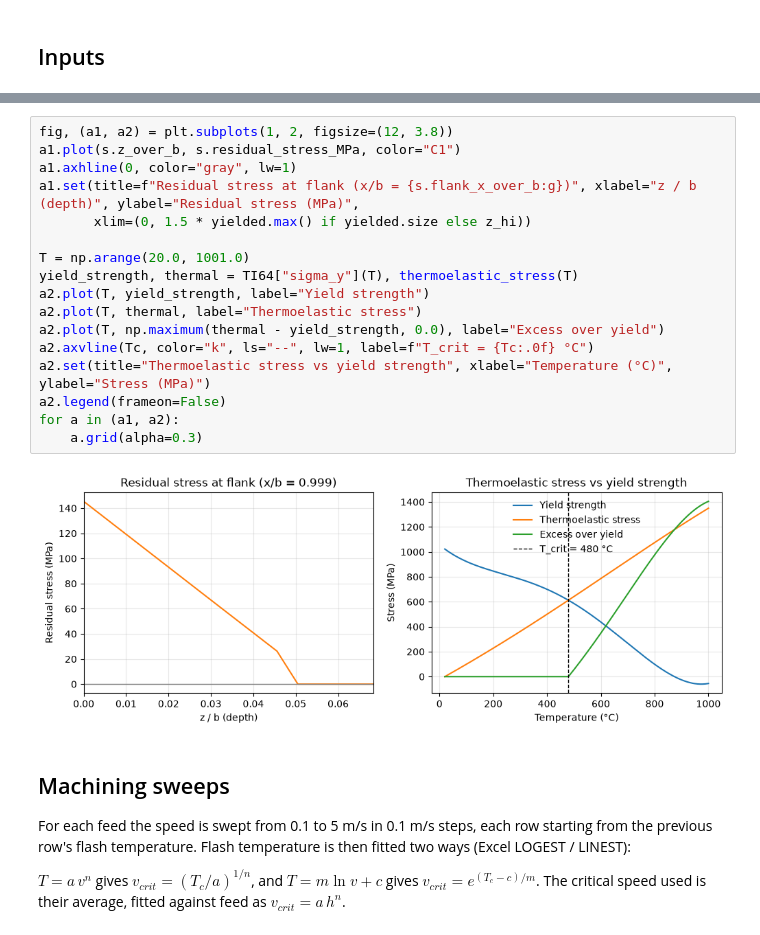
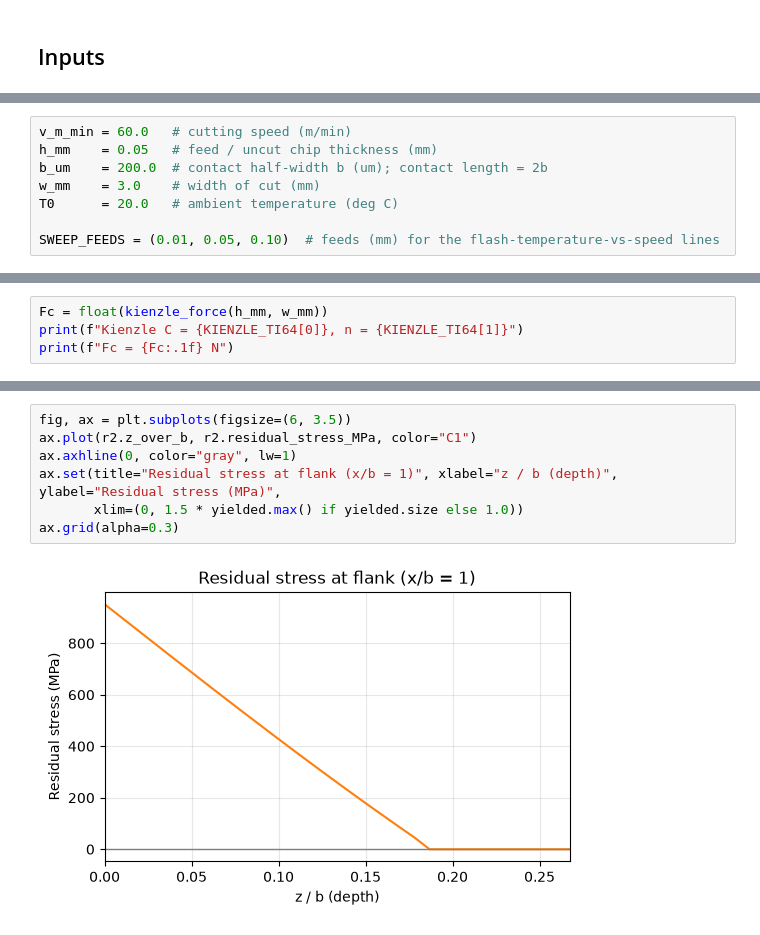
Before and after one commit to Ixiandesign/ME699_Cutting_Model, a Jupyter notebook: cutting_model.ipynb, the cells around one changed output, grey strips where cells are left out. Saved outputs shown, nothing was run; the diff lists cells and outputs as text.

```diff
--- a/cutting_model.ipynb
+++ b/cutting_model.ipynb
@@ -52,0 +15,8 @@ Both chains run five passes, re-evaluating $k$, $c_p$ at each pass's temperature
+# %%
+v_m_min = 60.0   # cutting speed (m/min)
+h_mm    = 0.05   # feed / uncut chip thickness (mm)
+b_um    = 200.0  # contact half-width b (um); contact length = 2b
+w_mm    = 3.0    # width of cut (mm)
+T0      = 20.0   # ambient temperature (deg C)
+
+SWEEP_FEEDS = (0.01, 0.05, 0.10)  # feeds (mm) for the flash-temperature-vs-speed lines
@@ -52,0 +27,4 @@ Both chains run five passes, re-evaluating $k$, $c_p$ at each pass's temperature
+# %%
+Fc = float(kienzle_force(h_mm, w_mm))
+print(f"Kienzle C = {KIENZLE_TI64[0]}, n = {KIENZLE_TI64[1]}")
+print(f"Fc = {Fc:.1f} N")
@@ -152,25 +130,9 @@ Yielded depth       = 2.6 um
 # %%
-fig, (a1, a2) = plt.subplots(1, 2, figsize=(12, 3.8))
-a1.plot(s.z_over_b, s.residual_stress_MPa, color="C1")
-a1.axhline(0, color="gray", lw=1)
-a1.set(title=f"Residual stress at flank (x/b = {s.flank_x_over_b:g})", xlabel="z / b (depth)", ylabel="Residual stress (MPa)",
-       xlim=(0, 1.5 * yielded.max() if yielded.size else z_hi))
-
-T = np.arange(20.0, 1001.0)
-yield_strength, thermal = TI64["sigma_y"](T), thermoelastic_stress(T)
-a2.plot(T, yield_strength, label="Yield strength")
-a2.plot(T, thermal, label="Thermoelastic stress")
-a2.plot(T, np.maximum(thermal - yield_strength, 0.0), label="Excess over yield")
-a2.axvline(Tc, color="k", ls="--", lw=1, label=f"T_crit = {Tc:.0f} °C")
-a2.set(title="Thermoelastic stress vs yield strength", xlabel="Temperature (°C)", ylabel="Stress (MPa)")
-a2.legend(frameon=False)
-for a in (a1, a2):
-    a.grid(alpha=0.3)
+fig, ax = plt.subplots(figsize=(6, 3.5))
+ax.plot(r2.z_over_b, r2.residual_stress_MPa, color="C1")
+ax.axhline(0, color="gray", lw=1)
+ax.set(title="Residual stress at flank (x/b = 1)", xlabel="z / b (depth)", ylabel="Residual stress (MPa)",
+       xlim=(0, 1.5 * yielded.max() if yielded.size else 1.0))
+ax.grid(alpha=0.3)
 # %% [output]
-[figure, old version]
+[figure, new version]
-# %% [markdown]
-## Machining sweeps
-
-For each feed the speed is swept from 0.1 to 5 m/s in 0.1 m/s steps, each row starting from the previous row's flash temperature. Flash temperature is then fitted two ways (Excel LOGEST / LINEST):
-
-$T = a\,v^{n}$ gives $v_{crit} = (T_c/a)^{1/n}$, and $T = m\ln v + c$ gives $v_{crit} = e^{(T_c - c)/m}$. The critical speed used is their average, fitted against feed as $v_{crit} = a\,h^{n}$.
```
Also changed, not shown: parts of 17 cells of this notebook, 4 other files.
